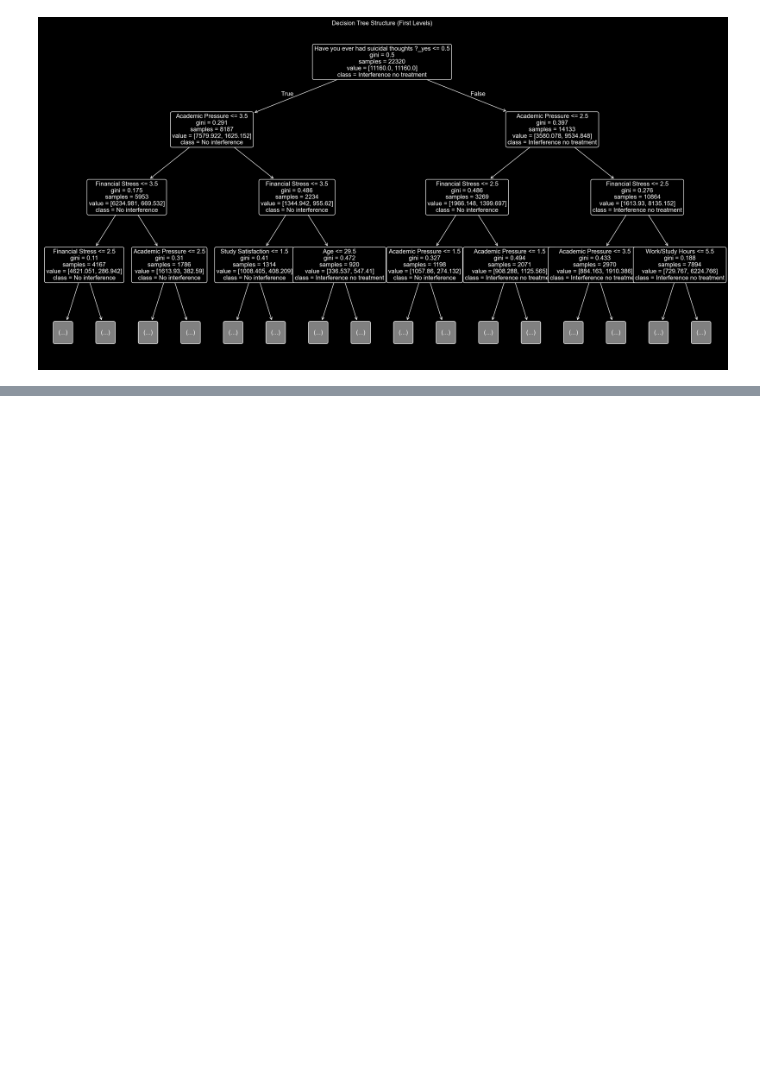
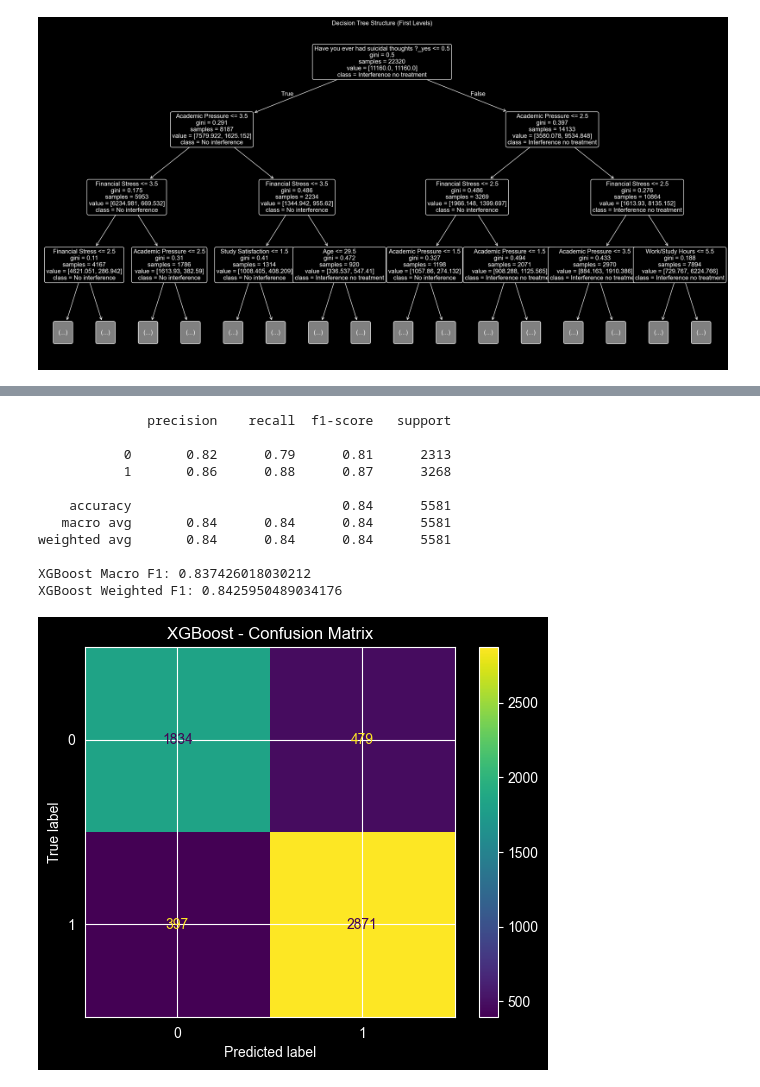
Before and after one commit to mateidiana/WellBeingModelling, a Jupyter notebook: notebooks/baseline_models/02_2_baseline_models_mh_student.ipynb, the cells around one changed output, grey strips where cells are left out. Drawn from its saved outputs; the diff is of its cells as text; code cells hidden in the pictures; blank space fills up the shorter version.

```diff
--- a/notebooks/baseline_models/02_2_baseline_models_mh_student.ipynb
+++ b/notebooks/baseline_models/02_2_baseline_models_mh_student.ipynb
@@ -173,0 +271,46 @@ plt.show()
+# %%
+from xgboost import XGBClassifier
+
+xgb = XGBClassifier(
+    objective="binary:logistic",
+    n_estimators=300,
+    max_depth=4,
+    learning_rate=0.05,
+    subsample=0.8,
+    colsample_bytree=0.8,
+    eval_metric="logloss",
+    random_state=42
+)
+
+xgb.fit(X_train, y_train)
+
+y_pred_xgb = xgb.predict(X_test)
+y_prob_xgb = xgb.predict_proba(X_test)
+# %%
+from sklearn.metrics import classification_report, f1_score, ConfusionMatrixDisplay
+import matplotlib.pyplot as plt
+
+print(classification_report(y_test, y_pred_xgb))
+
+macro_f1_xgb = f1_score(y_test, y_pred_xgb, average="macro")
+weighted_f1_xgb = f1_score(y_test, y_pred_xgb, average="weighted")
+
+print("XGBoost Macro F1:", macro_f1_xgb)
+print("XGBoost Weighted F1:", weighted_f1_xgb)
+
+ConfusionMatrixDisplay.from_predictions(y_test, y_pred_xgb)
+plt.title("XGBoost - Confusion Matrix")
+plt.show()
+# %% [output]
+              precision    recall  f1-score   support
+
+           0       0.82      0.79      0.81      2313
+           1       0.86      0.88      0.87      3268
+
+    accuracy                           0.84      5581
+   macro avg       0.84      0.84      0.84      5581
+weighted avg       0.84      0.84      0.84      5581
+
+XGBoost Macro F1: 0.837426018030212
+XGBoost Weighted F1: 0.8425950489034176
+[figure, added]
```
Also changed, not shown: parts of 5 cells of this notebook.
